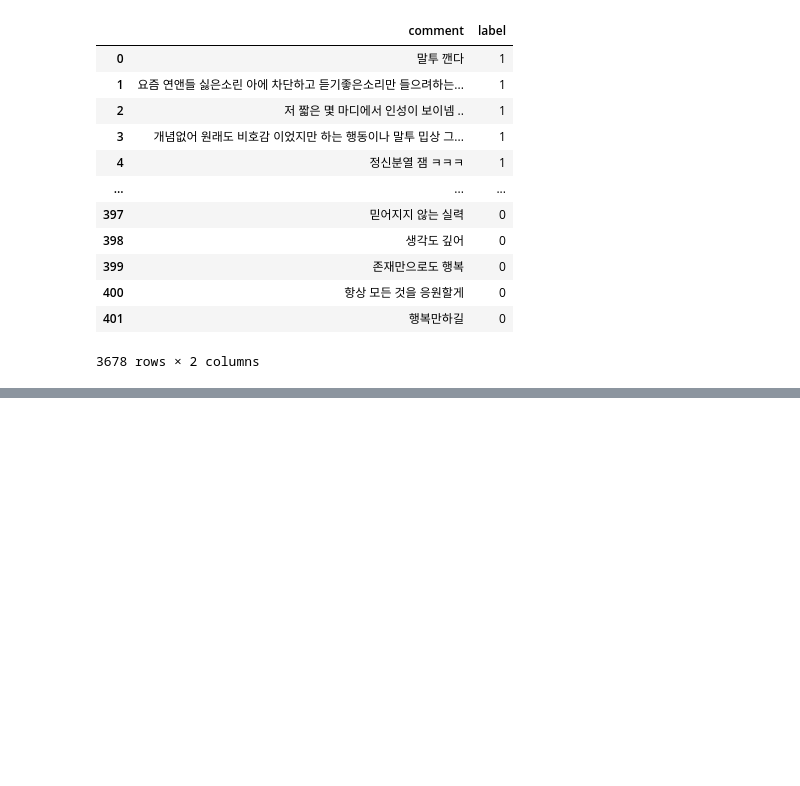
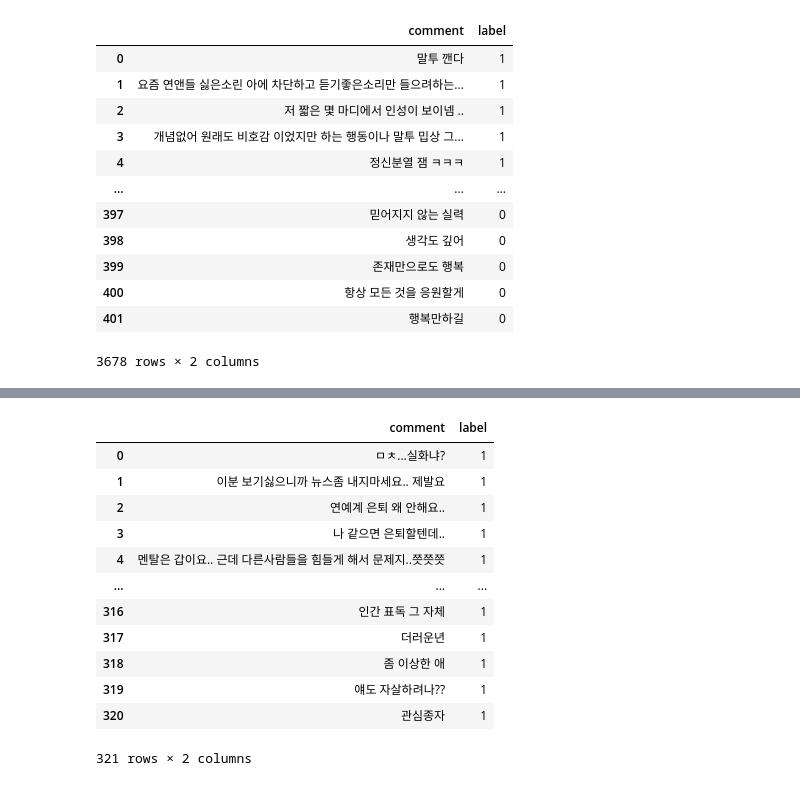
Before and after one commit to sooyeon-go/grad_project, a Jupyter notebook: comment_crawling_r/comment_csv.ipynb, the cells around one changed output, grey strips where cells are left out. Drawn from its saved outputs; the diff is of its cells as text; code cells hidden in the pictures; blank space fills up the shorter version.

```diff
--- a/comment_crawling_r/comment_csv.ipynb
+++ b/comment_crawling_r/comment_csv.ipynb
@@ -394,0 +419,17 @@ fi6
+# %%
+dic8 = pd.read_csv('n_comment4_csv.csv',encoding = 'cp949')
+dic8
+# %% [output]
+|  | comment | label |
+| 0 | ㅁㅊ...실화냐? | 1 |
+| 1 | 이분 보기싫으니까 뉴스좀 내지마세요.. 제발요 | 1 |
+| 2 | 연예계 은퇴 왜 안해요.. | 1 |
+| 3 | 나 같으면 은퇴할텐데.. | 1 |
+| 4 | 멘탈은 갑이요.. 근데 다른사람들을 힘들게 해서 문제지..쯧쯧쯧 | 1 |
+| ... | ... | ... |
+| 316 | 인간 표독 그 자체 | 1 |
+| 317 | 더러운년 | 1 |
+| 318 | 좀 이상한 애 | 1 |
+| 319 | 얘도 자살하려나?? | 1 |
+| 320 | 관심종자 | 1 |
+321 rows × 2 columns
```
Also changed, not shown: parts of 2 cells of this notebook.
